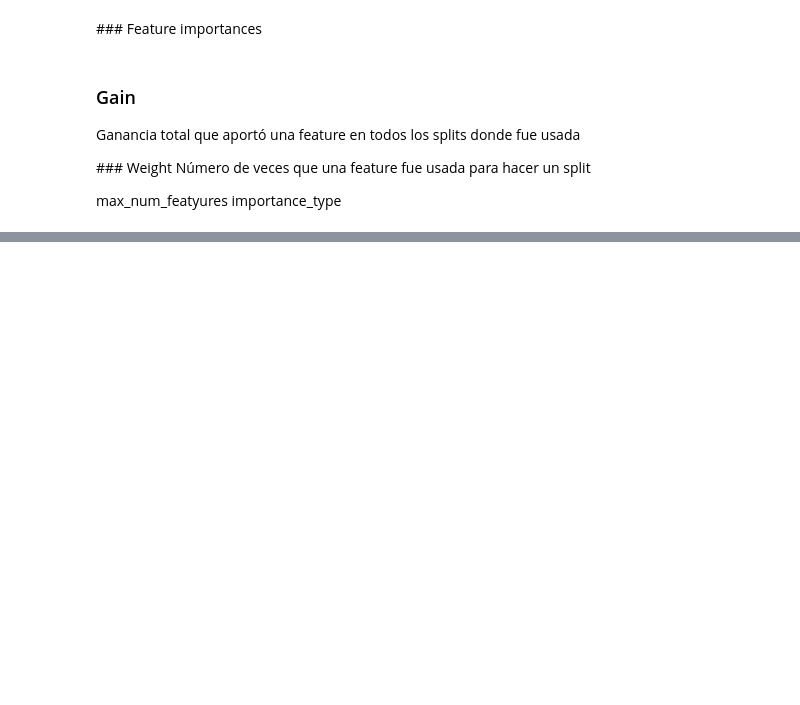
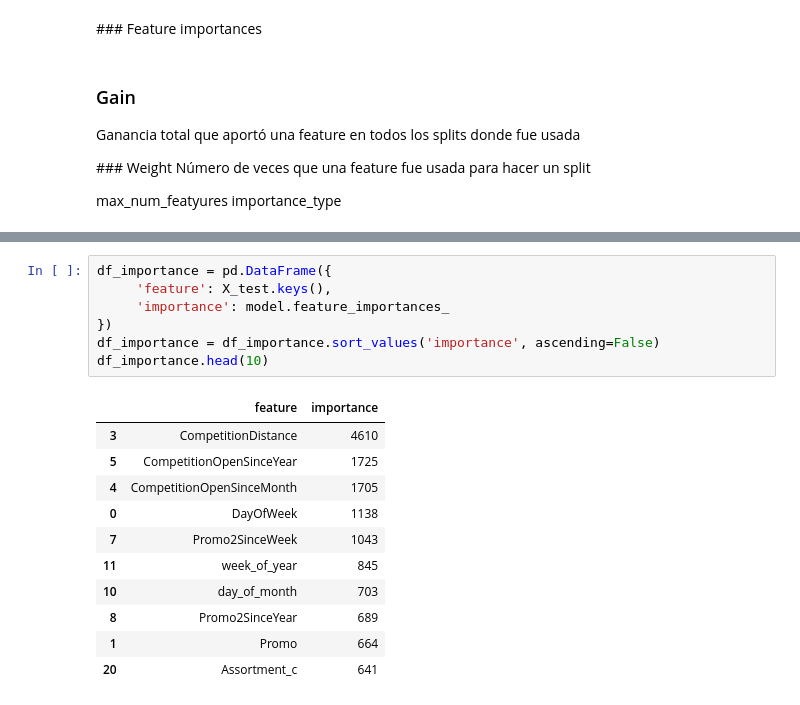
Before and after one commit to zayo1511/LabAprEst, a Jupyter notebook: Parcial3/lightgbm_rossman_sin_resolver.ipynb, the cells around one changed output, grey strips where cells are left out. Cells and saved outputs as stored; diff of their text form; blank space fills up the shorter version.

```diff
--- a/Parcial3/lightgbm_rossman_sin_resolver.ipynb
+++ b/Parcial3/lightgbm_rossman_sin_resolver.ipynb
@@ -139,0 +208,19 @@ import lightgbm as lgb
+# %%
+df_importance = pd.DataFrame({
+     'feature': X_test.keys(),
+     'importance': model.feature_importances_
+})
+df_importance = df_importance.sort_values('importance', ascending=False)
+df_importance.head(10)
+# %% [output]
+|  | feature | importance |
+| 3 | CompetitionDistance | 4610 |
+| 5 | CompetitionOpenSinceYear | 1725 |
+| 4 | CompetitionOpenSinceMonth | 1705 |
+| 0 | DayOfWeek | 1138 |
+| 7 | Promo2SinceWeek | 1043 |
+| 11 | week_of_year | 845 |
+| 10 | day_of_month | 703 |
+| 8 | Promo2SinceYear | 689 |
+| 1 | Promo | 664 |
+| 20 | Assortment_c | 641 |
```
Also changed, not shown: parts of 6 cells of this notebook.
